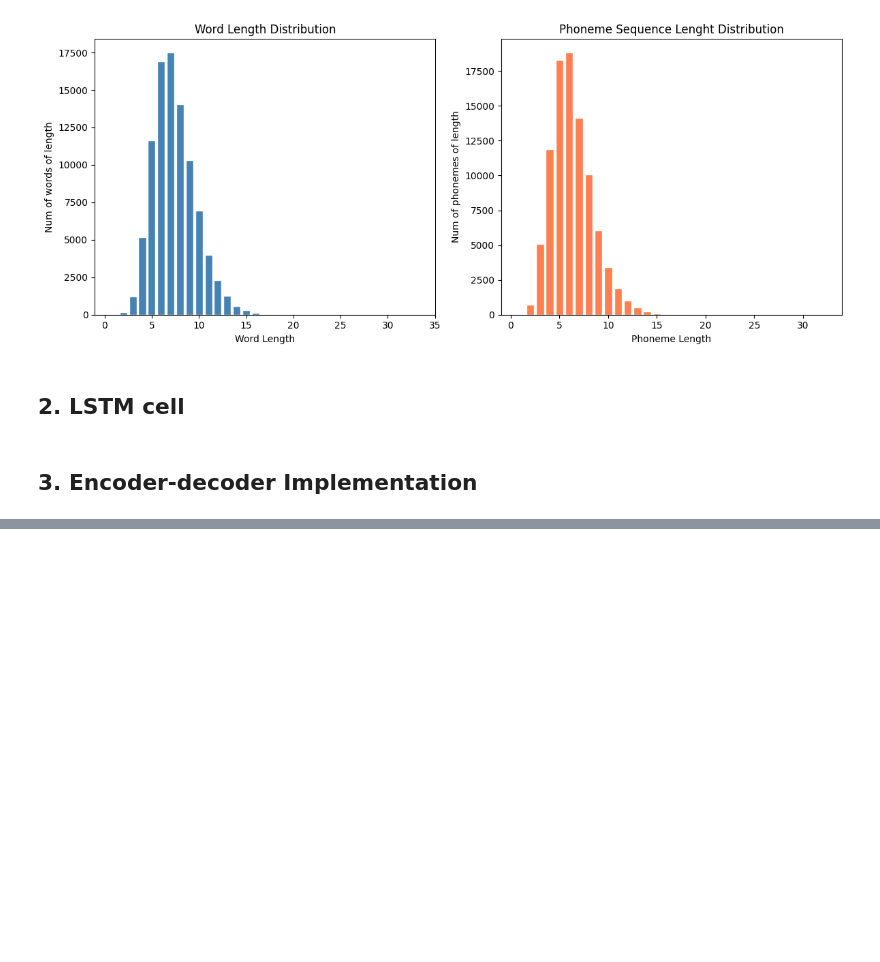
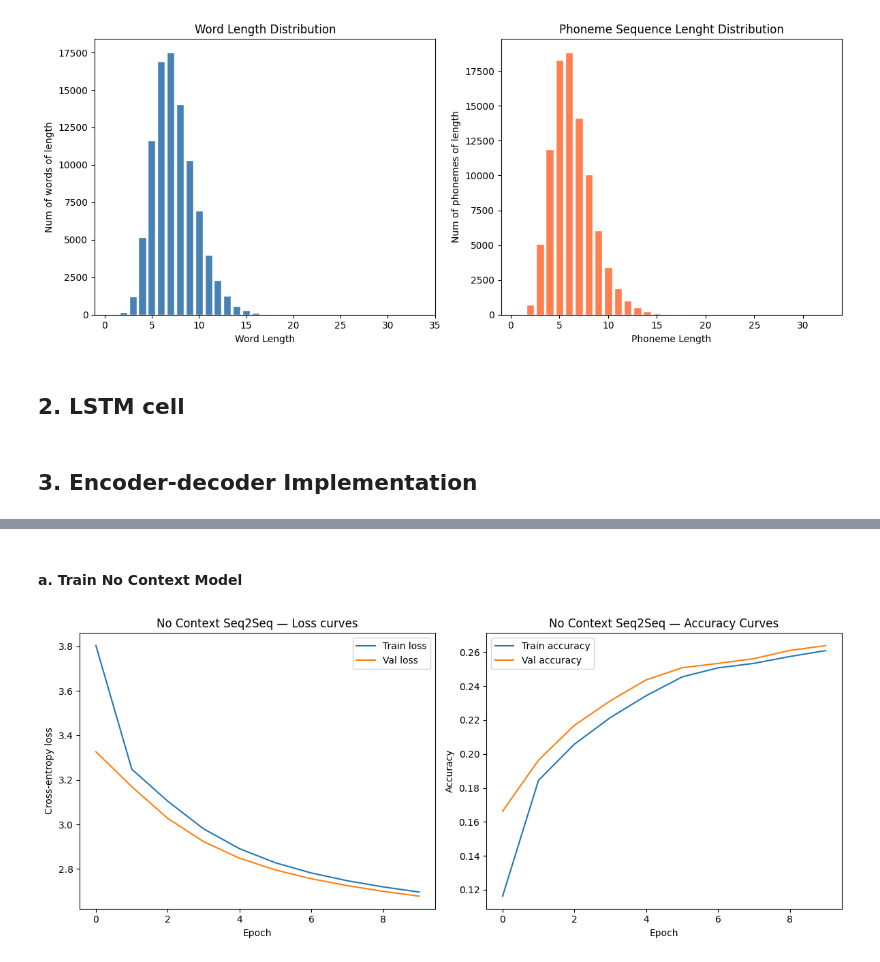
Before and after one commit to traceyomphile/A2, a Jupyter notebook: A2.ipynb, the cells around one changed output, grey strips where cells are left out. Saved outputs shown, nothing was run; the diff lists cells and outputs as text; code cells hidden in the pictures; blank space fills up the shorter version.

Commit message:
Kaggle Notebook | Grapheme-to-Phoneme Conversion | Version 5

```diff
--- a/A2.ipynb
+++ b/A2.ipynb
@@ -223,6 +244,8 @@ def collate_fn(batch):
 
     sources_padded = _pad_sequences(sources)
     targets_padded = _pad_sequences(targets)
+
+    return sources_padded, targets_padded
 # %%
 # Data files
 TRAIN_FILE_NAME = "g2p_train.csv"
@@ -596,0 +642,6 @@ class Seq2Seq(nn.Module):
+# %%
+# Global vals across all models
+SRC_VOCAB_SIZE = len(chr_vocab)
+TGT_VOCAB_SIZE = len(ph_vocab)
+EMB_DIM = 32
+HIDDEN_SIZE = 64
@@ -596,0 +767,36 @@ class Seq2Seq(nn.Module):
+# %%
+def plot_results(history, model_name: str):
+    _, (ax1, ax2) = plt.subplots(1, 2, figsize=(12, 5))
+
+    ax1.plot(history['train_loss'], label='Train loss')
+    ax1.plot(history['val_loss'],   label='Val loss')
+    ax1.set_xlabel('Epoch')
+    ax1.set_ylabel('Cross-entropy loss')
+    ax1.set_title(f'{model_name} — Loss curves')
+    ax1.legend()
+
+    ax2.plot(history['train_acc'], label='Train accuracy')
+    ax2.plot(history['val_acc'], label='Val accuracy')
+    ax2.set_xlabel('Epoch')
+    ax2.set_ylabel('Accuracy')
+    ax2.set_title(f'{model_name} — Accuracy Curves')
+    ax2.legend()
+
+    plt.tight_layout()
+    plt.show()
+# %% [markdown]
+#### a. Train No Context Model
+# %%
+# Define no context decoder and encoder
+nc_encoder = Encoder(SRC_VOCAB_SIZE, EMB_DIM, HIDDEN_SIZE)
+nc_decoder = Decoder(TGT_VOCAB_SIZE, EMB_DIM, HIDDEN_SIZE)
+
+# Define no context Seq2Seq model
+nc_model = Seq2Seq(nc_encoder, nc_decoder)
+
+_, nc_hist = train_model(nc_model, train_dataloader, val_dataloader)
+
+# Plot results
+plot_results(nc_hist, "No Context Seq2Seq")
+# %% [output]
+[figure, added]
```
Also changed, not shown: parts of 43 cells of this notebook.
